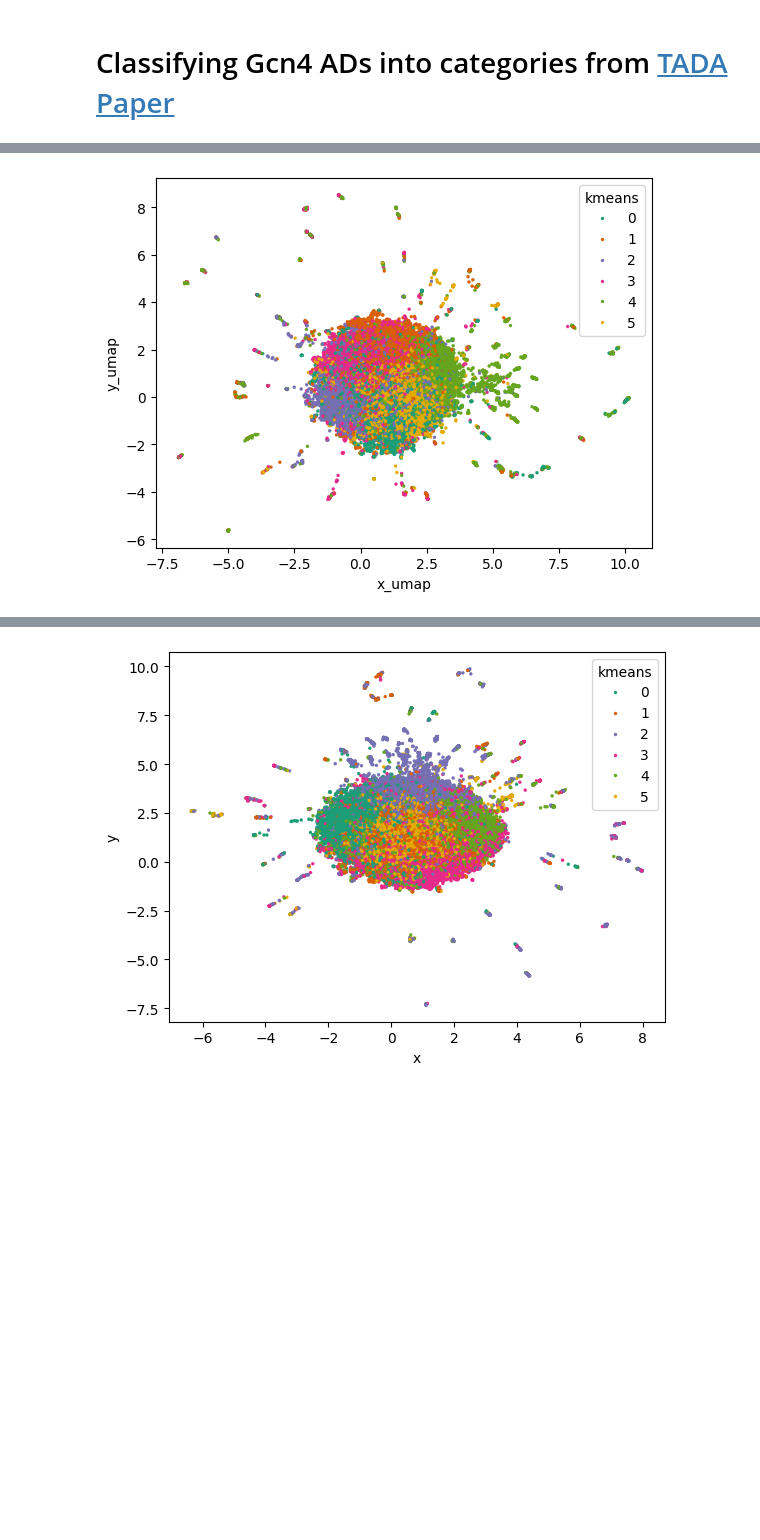
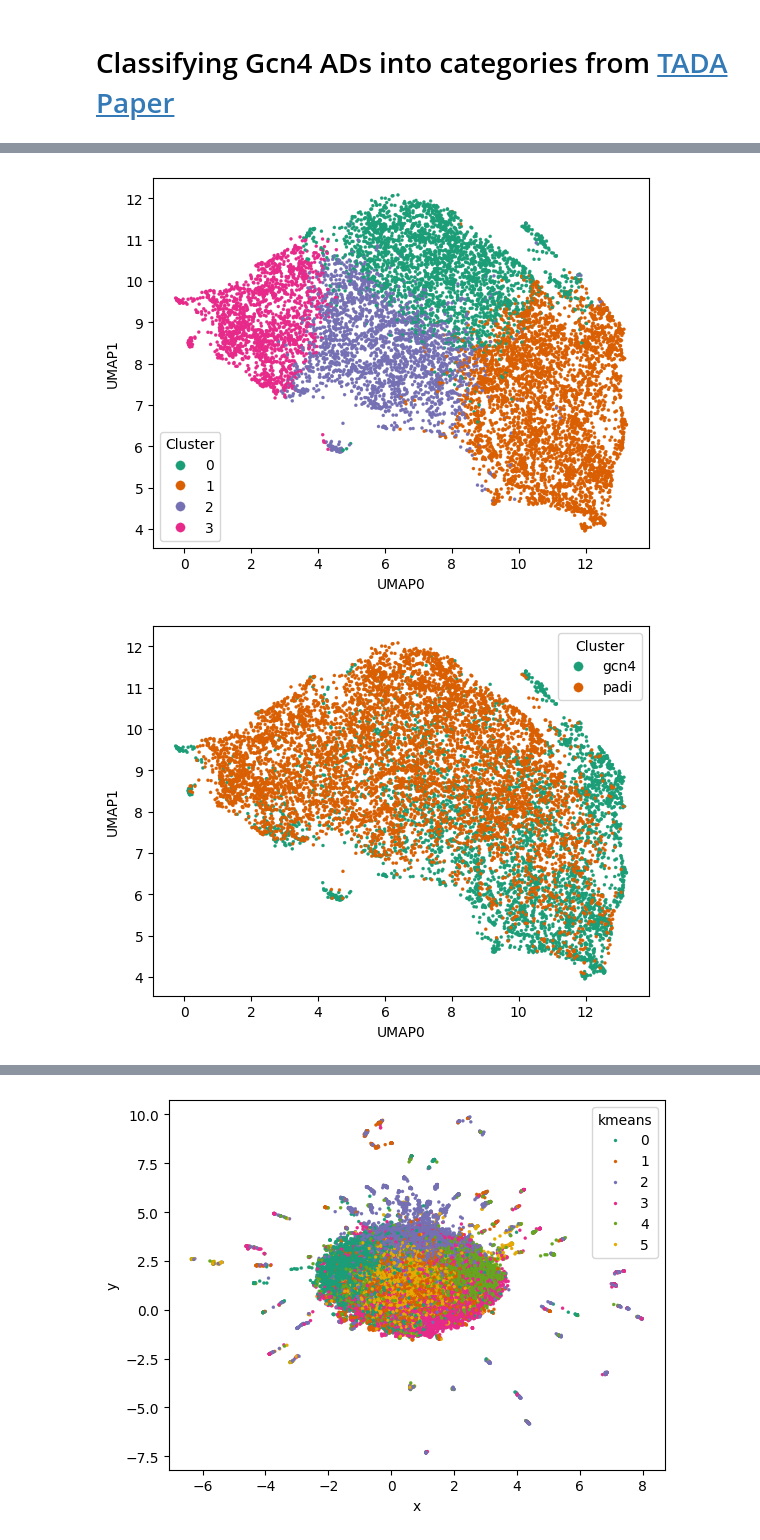
Before and after one commit to staller-lab/ADHunter-DeepLift, a Jupyter notebook: notebooks/250310_tada_classification.ipynb, the cells around one changed output, grey strips where cells are left out. Saved outputs shown, nothing was run; the diff lists cells and outputs as text; code cells hidden in the pictures; blank space fills up the shorter version.

```diff
--- a/notebooks/250310_tada_classification.ipynb
+++ b/notebooks/250310_tada_classification.ipynb
@@ -36,0 +122,2 @@ features = create_features(seqs)
+# %%
+features_padi = padi_df["sequence"].apply(get_feats, SEQUENCE_WINDOW=40).values
@@ -37,17 +149,17 @@ features = create_features(seqs)
 # %%
 from sklearn.cluster import KMeans
 
-features_flattened = features.reshape(features.shape[0], -1)
-kmeans = KMeans(n_clusters=6, random_state=0, n_init=10).fit(features_flattened)
+# features_flattened = features.flatten()#features.reshape(features.shape[0], -1)
+kmeans = KMeans(n_clusters=4, random_state=0, n_init=10).fit(features)
 # %%
 df["kmeans"] = kmeans.labels_
 # %%
 from sklearn.decomposition import PCA
 from sklearn.manifold import TSNE
-import umap
+from umap import UMAP
 
-# pca = PCA(n_components=50)
-# X_pca = pca.fit_transform(features_flattened)
-fit = umap.UMAP()
-# X_umap = fit.fit_transform(X_pca)
-X_umap = fit.fit_transform(features_flattened)
+pca = PCA(n_components=10)
+X_pca = pca.fit_transform(features)
+fit = UMAP(n_neighbors=15,)
+X_umap = fit.fit_transform(X_pca)
+# X_umap = fit.fit_transform(feat_mtx)
@@ -55,0 +166,14 @@ OMP: Info #276: omp_set_nested routine deprecated, please use omp_set_max_active
+# %%
+pca0, pca1 = PCA(n_components=2).fit_transform(features).transpose()
+df["PCA 0"] = pca0
+df["PCA 1"] = pca1
+sns.scatterplot(df,
+                x='PCA 0', y='PCA 1', hue='kmeans',
+                edgecolor=None, s=5, palette="Dark2")
+plt.legend(markerscale=3, title="Cluster")
+plt.show()
+# sns.scatterplot(df,
+#                 x='PCA 0', y='PCA 1', hue='dataset',
+#                 edgecolor=None, s=5, palette="Dark2")
+# plt.legend(markerscale=3, title="Cluster")
+# plt.show()
@@ -56,11 +182,18 @@ OMP: Info #276: omp_set_nested routine deprecated, please use omp_set_max_active
 # %%
 x, y = X_umap.transpose()
 # df.loc[:, ["x_umap", "y_umap"]] = (x, y)
-df["x_umap"] = x
-df["y_umap"] = y
+df["UMAP0"] = x
+df["UMAP1"] = y
 sns.scatterplot(df,
-                x='x_umap', y='y_umap', hue='kmeans',
+                x='UMAP0', y='UMAP1', hue='kmeans',
                 edgecolor=None, s=5, palette="Dark2")
+plt.legend(markerscale=3, title="Cluster")
 plt.show()
+sns.scatterplot(df,
+                x='UMAP0', y='UMAP1', hue='dataset',
+                edgecolor=None, s=5, palette="Dark2")
+plt.legend(markerscale=3, title="Cluster")
+plt.show()
 # %% [output]
-[figure, old version]
+[figure, new version]
+[figure, added]
```
Also changed, not shown: parts of 11 cells of this notebook, 2 other files.
